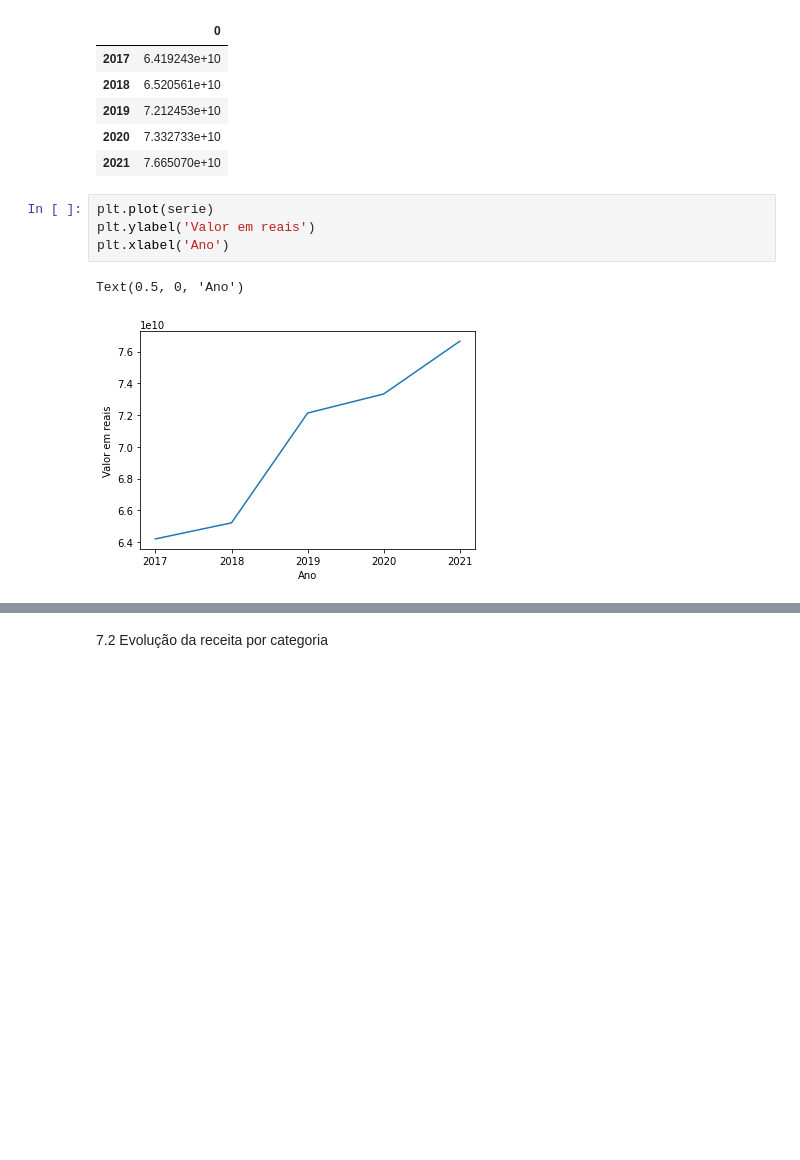
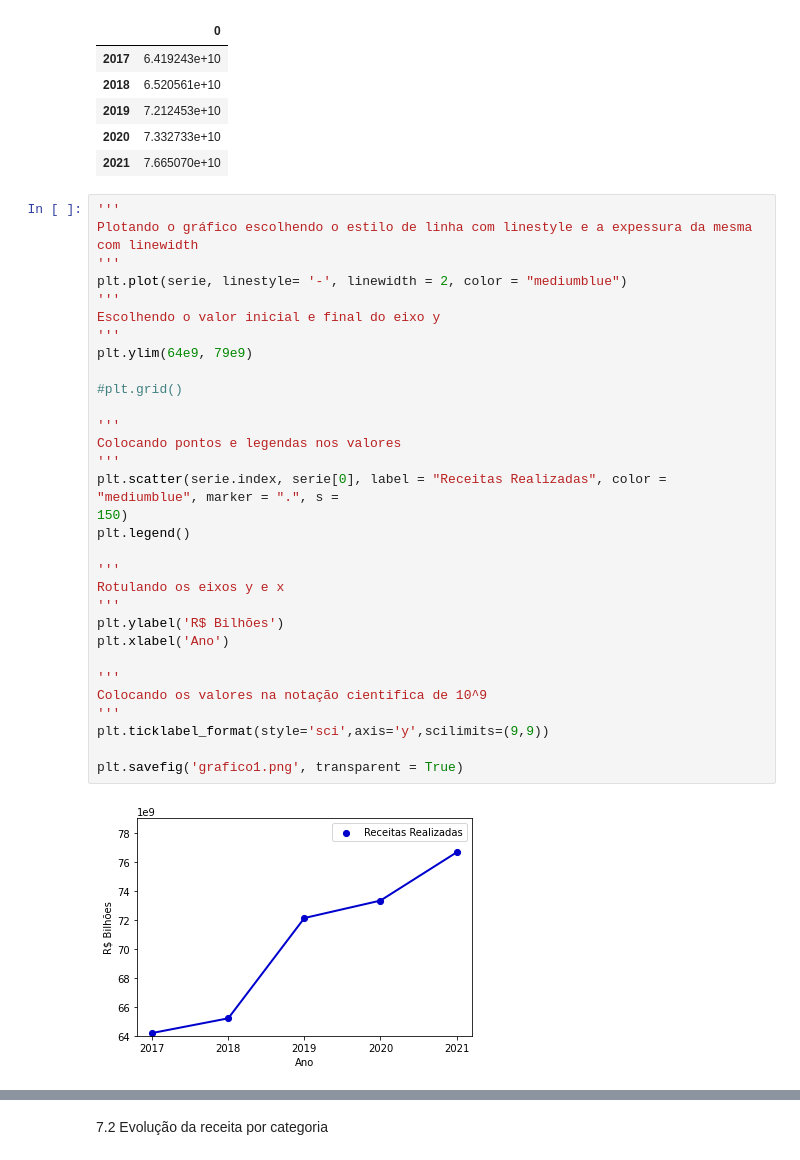
Before and after one commit to carolfazani/orcamento_sp, a Jupyter notebook: Preparando_os_dados.ipynb, the cells around one changed output, grey strips where cells are left out. Cells and saved outputs as stored; diff of their text form; blank space fills up the shorter version.

```diff
--- a/Preparando_os_dados.ipynb
+++ b/Preparando_os_dados.ipynb
@@ -413,10 +413,36 @@ serie.head(n=10)
 | 2019 | 7.212453e+10 |
 | 2020 | 7.332733e+10 |
 | 2021 | 7.665070e+10 |
-# %%
-plt.plot(serie)
-plt.ylabel('Valor em reais')
-plt.xlabel('Ano')
-# %% [output]
-Text(0.5, 0, 'Ano')
-[figure, removed]
+# %%
+'''
+Plotando o gráfico escolhendo o estilo de linha com linestyle e a expessura da mesma com linewidth
+'''
+plt.plot(serie, linestyle= '-', linewidth = 2, color = "mediumblue")
+'''
+Escolhendo o valor inicial e final do eixo y
+'''
+plt.ylim(64e9, 79e9)
+
+#plt.grid()
+
+'''
+Colocando pontos e legendas nos valores
+'''
+plt.scatter(serie.index, serie[0], label = "Receitas Realizadas", color = "mediumblue", marker = ".", s =
+150)
+plt.legend()
+
+'''
+Rotulando os eixos y e x
+'''
+plt.ylabel('R$ Bilhões')
+plt.xlabel('Ano')
+
+'''
+Colocando os valores na notação cientifica de 10^9
+'''
+plt.ticklabel_format(style='sci',axis='y',scilimits=(9,9))
+
+plt.savefig('grafico1.png', transparent = True)
+# %% [output]
+[figure, added]
```
Also changed, not shown: parts of 16 cells of this notebook.
